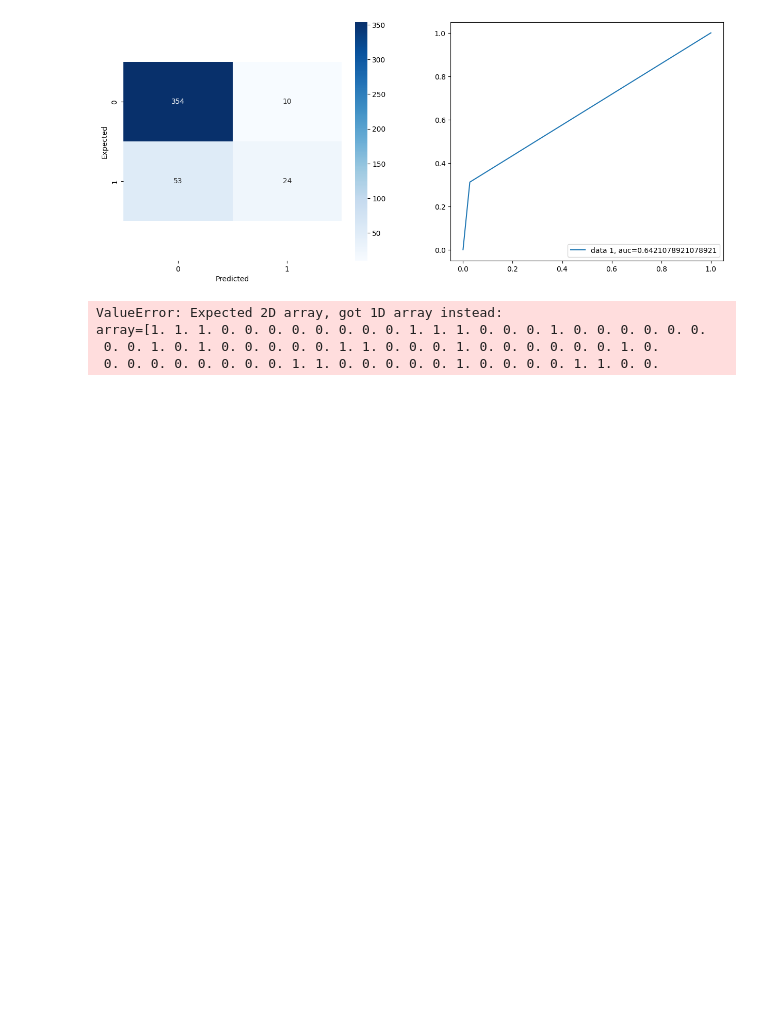
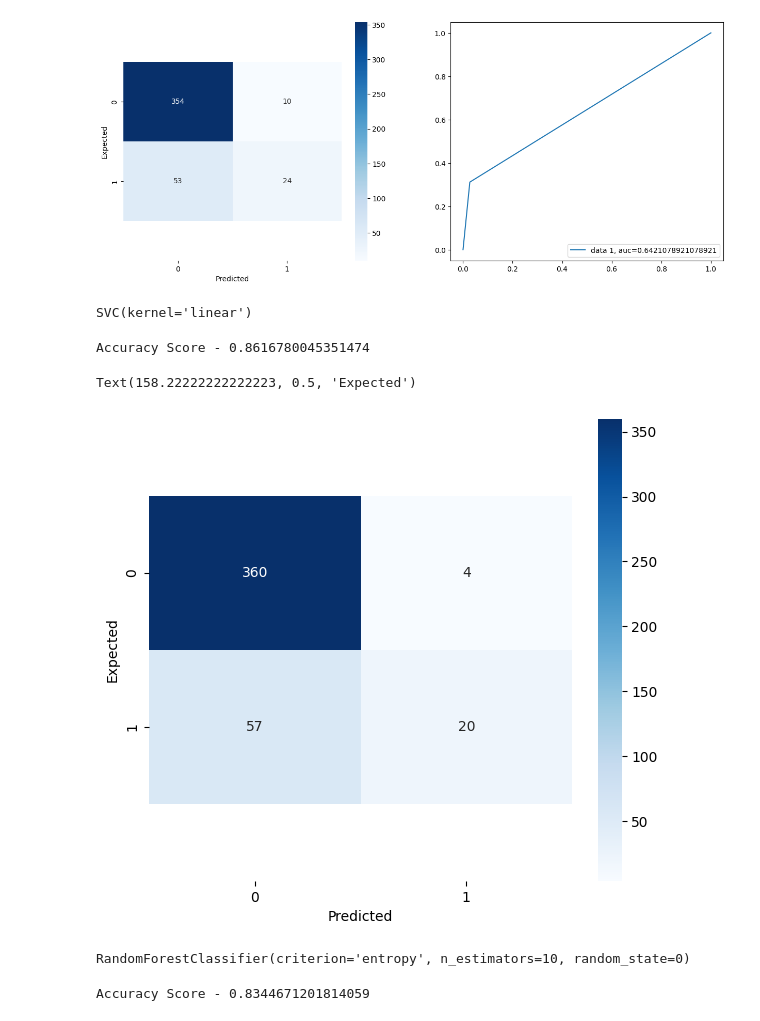
Before and after one commit to Mihan786Chistie/ML_Employee_Attrition, a Jupyter notebook: train.ipynb, the cells around one changed output. Drawn from its saved outputs; the diff is of its cells as text; code cells hidden in the pictures; blank space fills up the shorter version.

```diff
--- a/train.ipynb
+++ b/train.ipynb
@@ -225,13 +218,3 @@ def preprocess_inputs(df):
     return X_train, X_test, y_train, y_test
 # %%
 X_train, X_test, y_train, y_test = preprocess_inputs(df)
-# %%
-models = {
-    "                   Logistic Regression": LogisticRegression(),
-    "Support Vector Machine (Linear Kernel)": LinearSVC(),
-    "                        Neural Network": MLPClassifier(),
-}
-
-for name, model in models.items():
-    model.fit(X_train, y_train)
-    print(name + " trained.")
@@ -279,15 +252,40 @@ plt.show()
 # %% [output]
 [figure]
 # %%
+#Implementing Linear Support Vector Classifier
+from sklearn.svm import SVC
 svc = SVC(kernel="linear")
 svc.fit(X_train, y_train)
-svc_prediction = svc.predict(X_test)
-accuracy_score(y_test, svc_prediction)
 # %% [output]
-ValueError: Expected 2D array, got 1D array instead:
-array=[1. 1. 1. 0. 0. 0. 0. 0. 0. 0. 0. 1. 1. 1. 0. 0. 0. 1. 0. 0. 0. 0. 0. 0.
- 0. 0. 1. 0. 1. 0. 0. 0. 0. 0. 1. 1. 0. 0. 0. 1. 0. 0. 0. 0. 0. 0. 1. 0.
- 0. 0. 0. 0. 0. 0. 0. 0. 1. 1. 0. 0. 0. 0. 0. 1. 0. 0. 0. 0. 1. 1. 0. 0.
+SVC(kernel='linear')
+# %%
+svc_prediction = svc.predict(X_test)
+print("Accuracy Score -", accuracy_score(y_test , svc_prediction))
+# %% [output]
+Accuracy Score - 0.8616780045351474
 # %%
 svc_y_train_pred = pd.Series(svc.predict(X_train))
 svc_cnf_matrix = confusion_matrix(y_test, svc_prediction)
+# %%
+fig = plt.figure(figsize = (15,6))
+ax1 = fig.add_subplot(1,2,1)
+ax1 = sns.heatmap(pd.DataFrame(svc_cnf_matrix), annot = True, cmap = 'Blues', fmt = 'd')
+bottom, top = ax1.get_ylim()
+ax1.set_ylim(bottom + 0.5, top - 0.5)
+plt.xlabel('Predicted')
+plt.ylabel('Expected')
+# %% [output]
+Text(158.22222222222223, 0.5, 'Expected')
+[figure, added]
+# %%
+# Implementing Random Forest Classifier
+from sklearn.ensemble import RandomForestClassifier
+forest = RandomForestClassifier(n_estimators=10, criterion='entropy', random_state=0)
+forest.fit(X_train, y_train)
+# %% [output]
+RandomForestClassifier(criterion='entropy', n_estimators=10, random_state=0)
+# %%
+forest_prediction = forest.predict(X_test)
+print("Accuracy Score -", accuracy_score(y_test , forest_prediction))
+# %% [output]
+Accuracy Score - 0.8344671201814059
```
Also changed, not shown: parts of 7 cells of this notebook.
